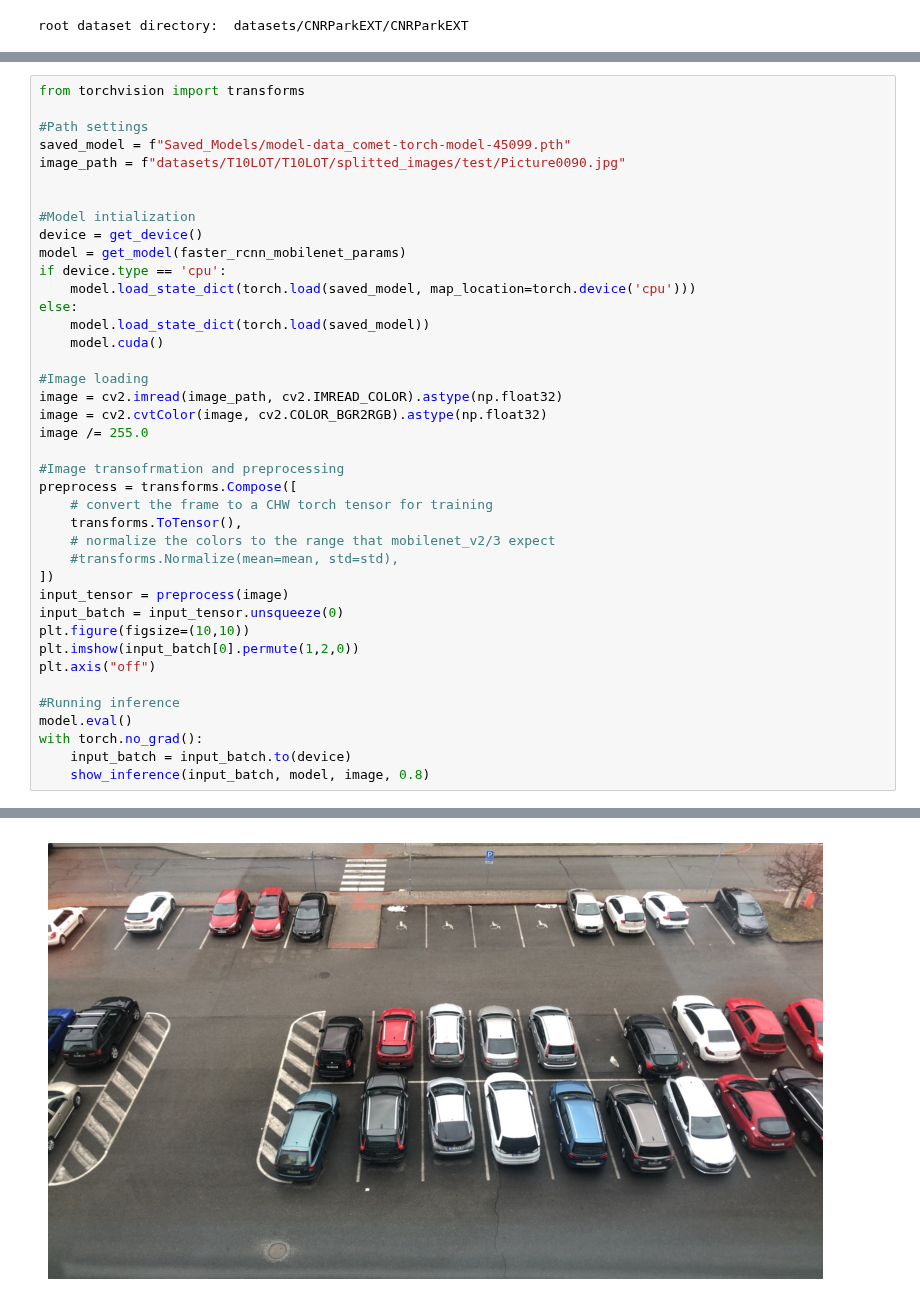
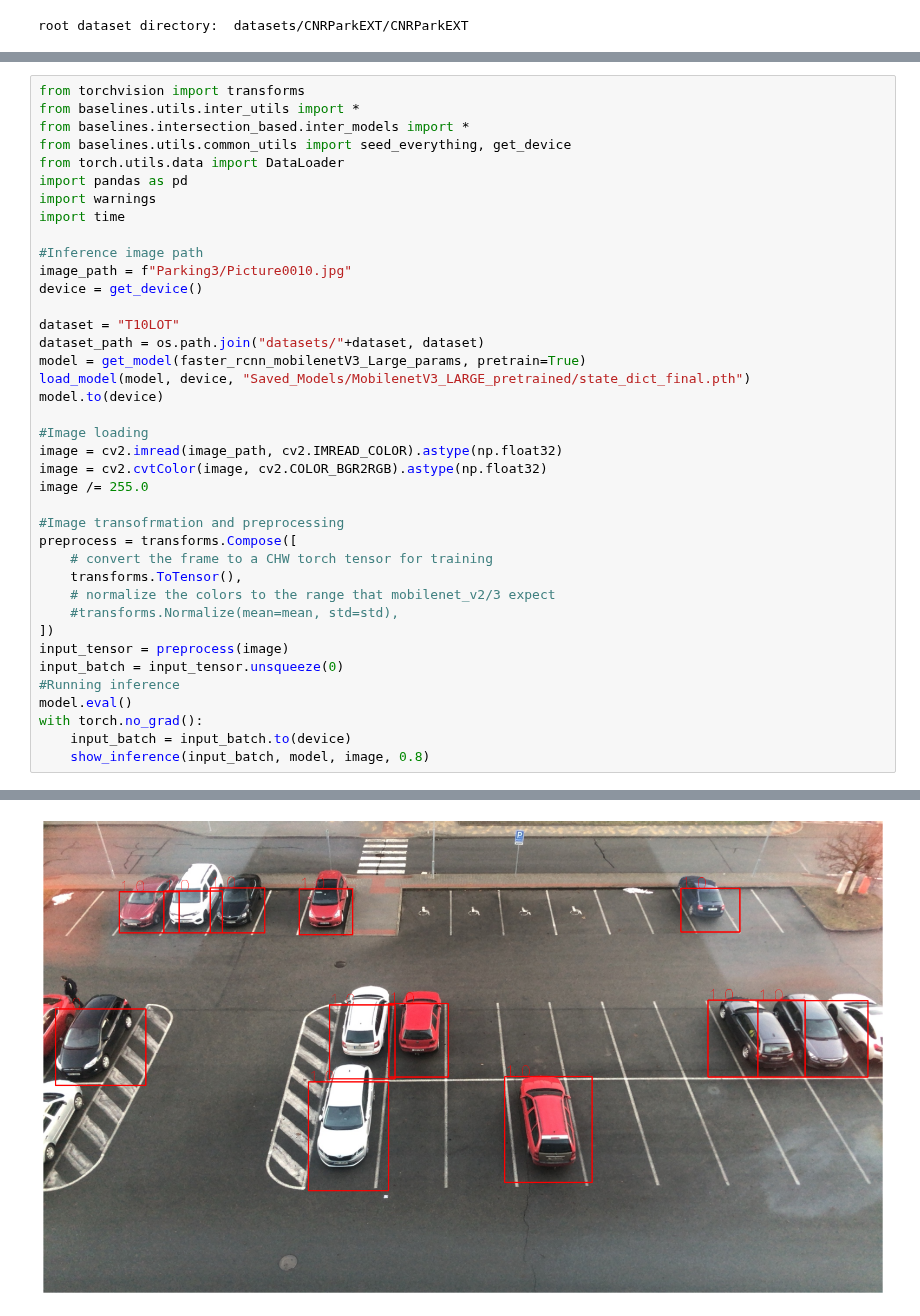
Before and after one commit to Eighonet/parking-research, a Jupyter notebook: Models/inference.ipynb, the cells around one changed output, grey strips where cells are left out. Drawn from its saved outputs; the diff is of its cells as text.

```diff
--- a/Models/inference.ipynb
+++ b/Models/inference.ipynb
@@ -85,20 +90,23 @@ Recommend using GPU for faster training
 From a saved model dict
 # %%
 from torchvision import transforms
+from baselines.utils.inter_utils import *
+from baselines.intersection_based.inter_models import *
+from baselines.utils.common_utils import seed_everything, get_device
+from torch.utils.data import DataLoader
+import pandas as pd
+import warnings
+import time
 
-#Path settings
-saved_model = f"Saved_Models/model-data_comet-torch-model-45099.pth"
-image_path = f"datasets/T10LOT/T10LOT/splitted_images/test/Picture0090.jpg"
+#Inference image path
+image_path = f"Parking3/Picture0010.jpg"
+device = get_device()
 
-
-#Model intialization
-device = get_device()
-model = get_model(faster_rcnn_mobilenet_params)
-if device.type == 'cpu':
-    model.load_state_dict(torch.load(saved_model, map_location=torch.device('cpu')))
-else:
-    model.load_state_dict(torch.load(saved_model))
-    model.cuda()
+dataset = "T10LOT"
+dataset_path = os.path.join("datasets/"+dataset, dataset)
+model = get_model(faster_rcnn_mobilenetV3_Large_params, pretrain=True)
+load_model(model, device, "Saved_Models/MobilenetV3_LARGE_pretrained/state_dict_final.pth")
+model.to(device)
 
 #Image loading
 image = cv2.imread(image_path, cv2.IMREAD_COLOR).astype(np.float32)
@@ -114,10 +122,6 @@ preprocess = transforms.Compose([
 ])
 input_tensor = preprocess(image)
 input_batch = input_tensor.unsqueeze(0)
-plt.figure(figsize=(10,10))
-plt.imshow(input_batch[0].permute(1,2,0))
-plt.axis("off")
-
 #Running inference
 model.eval()
 with torch.no_grad():
@@ -130 +136 @@ Clipping input data to the valid range for imshow with RGB data ([0..1] for floa
-[figure, old version]
+[figure, new version]
```
Also changed, not shown: parts of 5 cells of this notebook, 5 other files.
